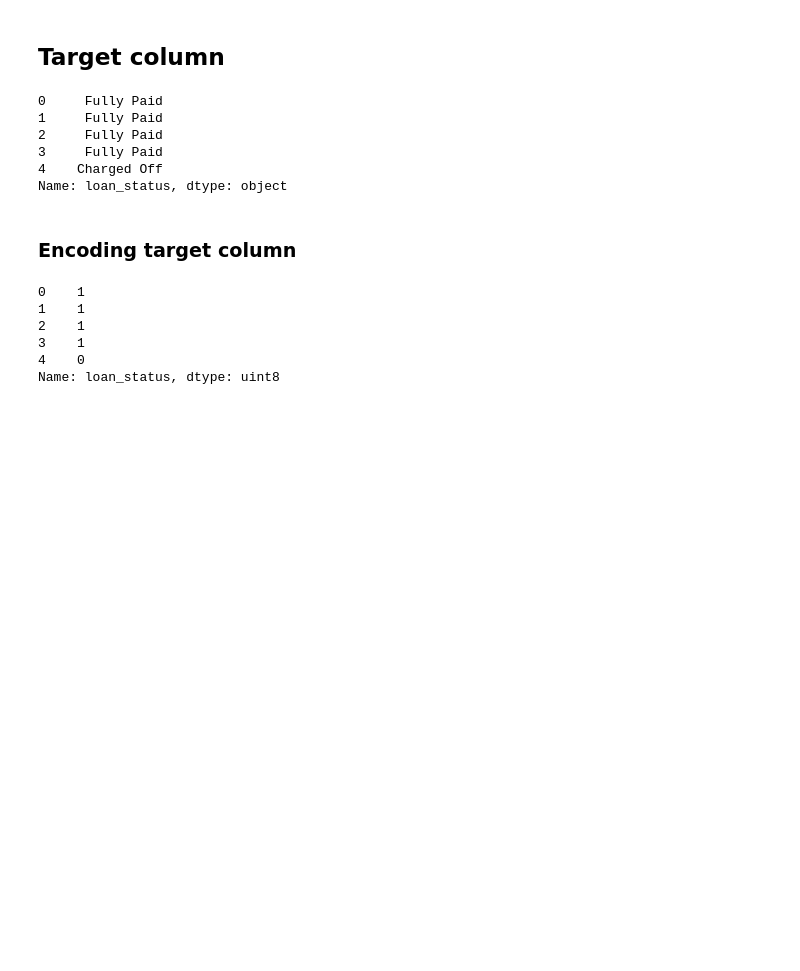
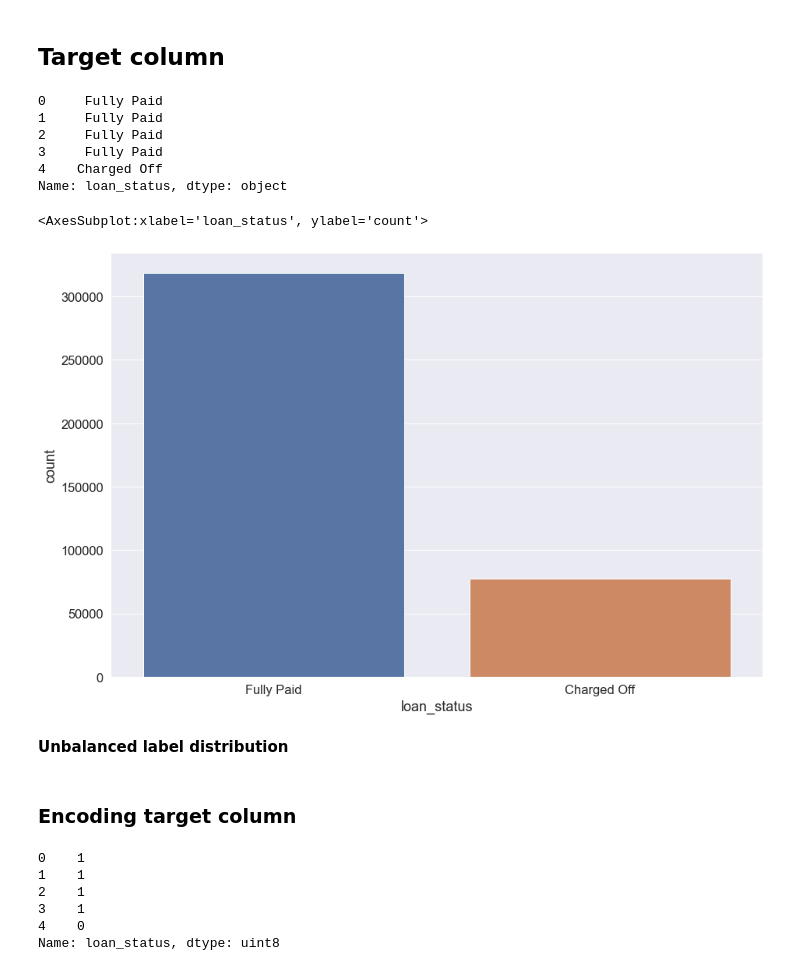
Before and after one commit to Ganesh4693/Lending-Club, a Jupyter notebook: lending.ipynb, the cells around one changed output. Saved outputs shown, nothing was run; the diff lists cells and outputs as text; code cells hidden in the pictures; blank space fills up the shorter version.

```diff
--- a/lending.ipynb
+++ b/lending.ipynb
@@ -90,6 +90,14 @@ data1.loan_status.head()
 3     Fully Paid
 4    Charged Off
 Name: loan_status, dtype: object
+# %%
+plt.figure(figsize=(15,10))
+sns.countplot(data=data1,x='loan_status')
+# %% [output]
+<AxesSubplot:xlabel='loan_status', ylabel='count'>
+[figure, added]
+# %% [markdown]
+**Unbalanced label distribution**
 # %% [markdown]
 ### Encoding target column
 # %%
```
Also changed, not shown: parts of 31 cells of this notebook.
